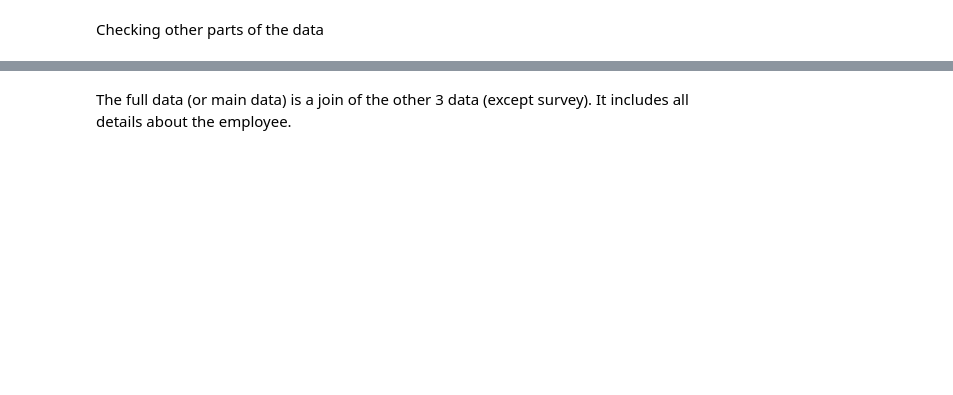
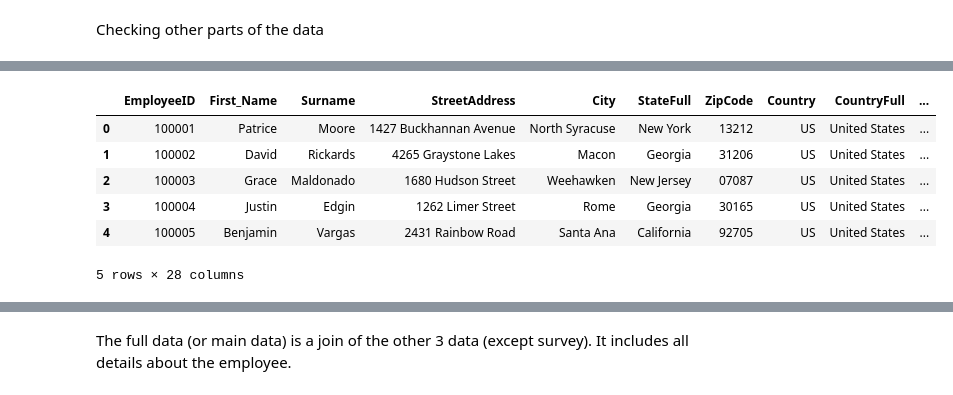
Before and after one commit to BrianLoe/ETL-and-DataViz, a Jupyter notebook: human_resource/HR/ETL phase.ipynb, the cells around one changed output, grey strips where cells are left out. Saved outputs shown, nothing was run; the diff lists cells and outputs as text; code cells hidden in the pictures; blank space fills up the shorter version.

Commit message:
clean state in fulldata

```diff
--- a/human_resource/HR/ETL phase.ipynb
+++ b/human_resource/HR/ETL phase.ipynb
@@ -592,0 +649,22 @@ full_data.drop('diff_in_days', axis=1, inplace=True)
+# %%
+table = soup.find_all('table')[0] # The located table
+# %%
+table_dict = {}
+
+table_dict['StateFull']=[]
+table_dict['Alpha code']=[]
+
+i = 0
+for row in table.find_all('td'): # Iterate rows
+    if i%3==0 and i!=0: # There are 3 columns in 'td' element, we need to iterate every 3 column to get to the new row
+        i=0 # reset i
+    # Extract state name
+    if i==0:
+        table_dict['StateFull'].append(' '.join(row.contents))
+    # Extract state code
+    if i==2:
+        table_dict['Alpha code'].append(' '.join(row.contents))
+    i+=1
+# %%
+state_df = pd.DataFrame(table_dict)
+state_df.head()
@@ -592,0 +678,3 @@ full_data.drop('diff_in_days', axis=1, inplace=True)
+# %%
+full_data=full_data.merge(state_df, on='StateFull', how='left')
+full_data.head()
@@ -592,0 +704,12 @@ full_data.drop('diff_in_days', axis=1, inplace=True)
+# %%
+full_data.drop('State', axis=1, inplace=True)
+full_data.rename(columns={'Alpha code':'State_code'}, inplace=True)
+full_data.head()
+# %% [output]
+|  | EmployeeID | First_Name | Surname | StreetAddress | City | StateFull | ZipCode | Country | CountryFull | ... |
+| 0 | 100001 | Patrice | Moore | 1427 Buckhannan Avenue | North Syracuse | New York | 13212 | US | United States | ... |
+| 1 | 100002 | David | Rickards | 4265 Graystone Lakes | Macon | Georgia | 31206 | US | United States | ... |
+| 2 | 100003 | Grace | Maldonado | 1680 Hudson Street | Weehawken | New Jersey | 07087 | US | United States | ... |
+| 3 | 100004 | Justin | Edgin | 1262 Limer Street | Rome | Georgia | 30165 | US | United States | ... |
+| 4 | 100005 | Benjamin | Vargas | 2431 Rainbow Road | Santa Ana | California | 92705 | US | United States | ... |
+5 rows × 28 columns
```
Also changed, not shown: parts of 62 cells of this notebook, 3 other files.
